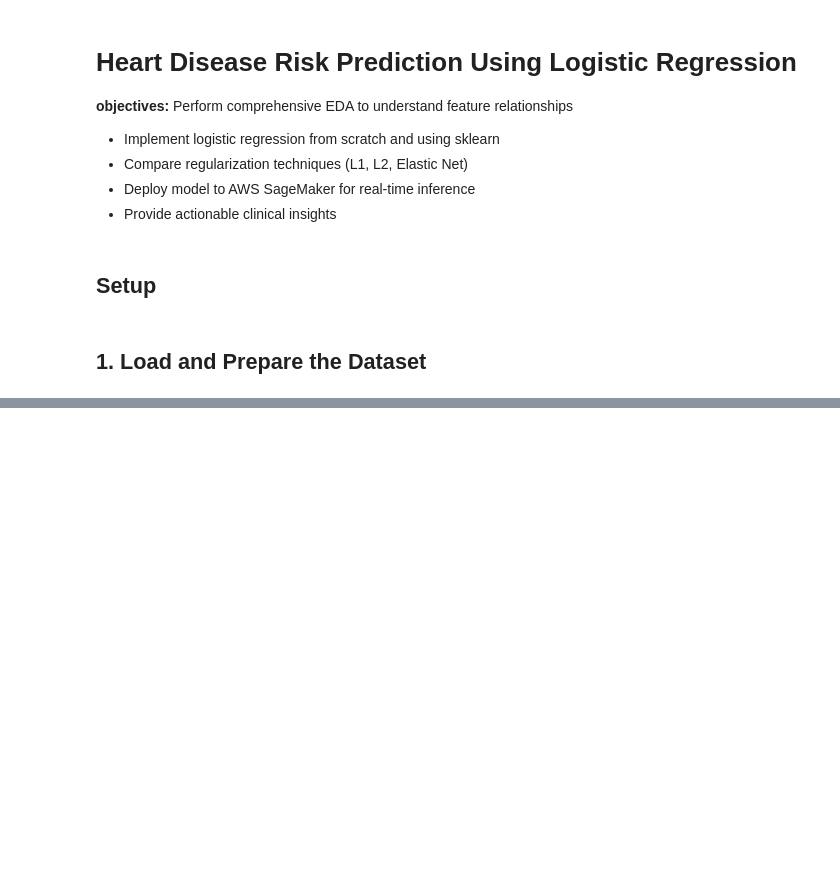
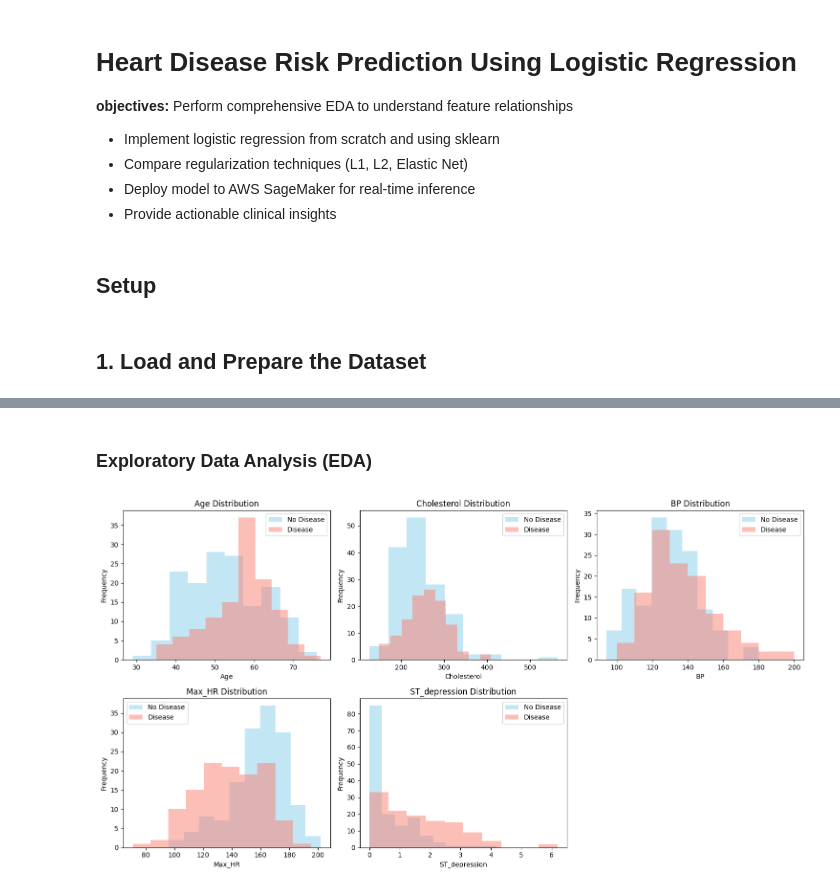
Before and after one commit to mayerllyyo/Heart-Disease-Risk-Prediction-Using-Logistic-Regression, a Jupyter notebook: heart_disease_lr_analysis.ipynb, the cells around one changed output, grey strips where cells are left out. Saved outputs shown, nothing was run; the diff lists cells and outputs as text; code cells hidden in the pictures; blank space fills up the shorter version.

Commit message:
Add logistic regression analysis and deployment simulation in notebook

```diff
--- a/heart_disease_lr_analysis.ipynb
+++ b/heart_disease_lr_analysis.ipynb
@@ -42,0 +110,22 @@ plt.show()
+# %% [markdown]
+### Exploratory Data Analysis (EDA)
+# %%
+# Distribution of key numerical features
+features_to_plot = ['Age', 'Cholesterol', 'BP', 'Max_HR', 'ST_depression']
+fig, axes = plt.subplots(2, 3, figsize=(15, 8))
+axes = axes.ravel()
+for i, feature in enumerate(features_to_plot):
+    # Histogram by class
+    axes[i].hist(df[df['Heart_Disease'] == 0][feature], alpha=0.5, label='No Disease', color='skyblue')
+    axes[i].hist(df[df['Heart_Disease'] == 1][feature], alpha=0.5, label='Disease', color='salmon')
+    axes[i].set_title(f'{feature} Distribution')
+    axes[i].set_xlabel(feature)
+    axes[i].set_ylabel('Frequency')
+    axes[i].legend()
+# Remove empty axis if any
+if len(features_to_plot) < 6:
+    axes[-1].axis('off')
+plt.tight_layout()
+plt.show()
+# %% [output]
+[figure, added]
```
Also changed, not shown: parts of 29 cells of this notebook, 2 other files.
